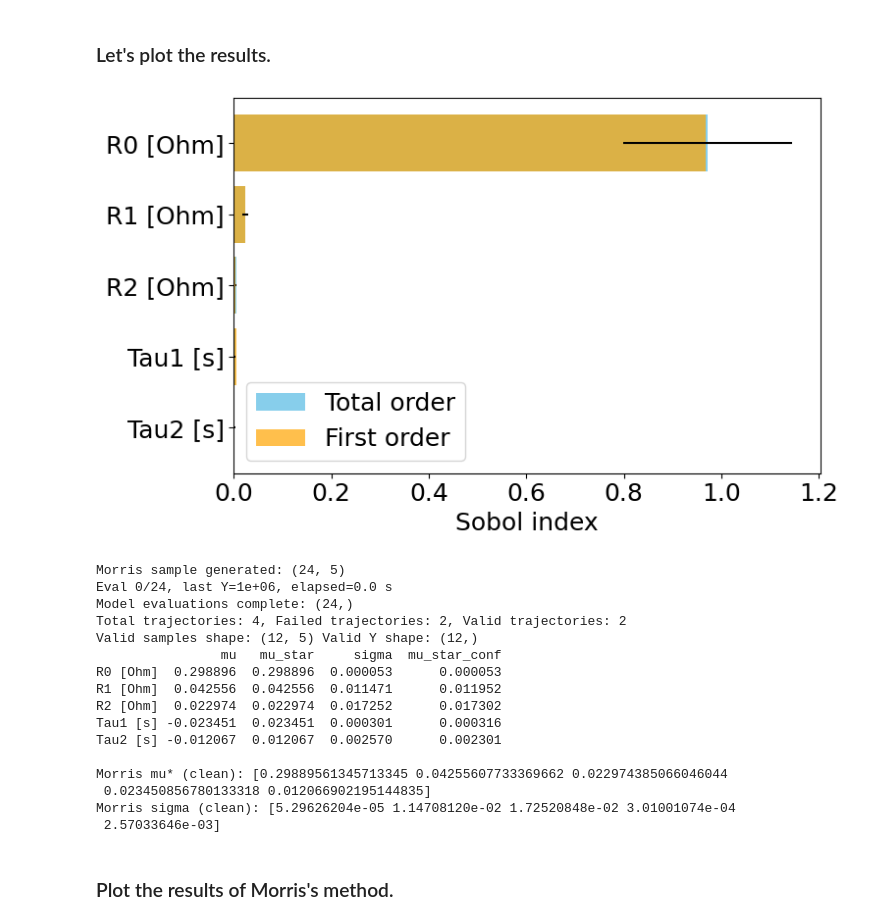
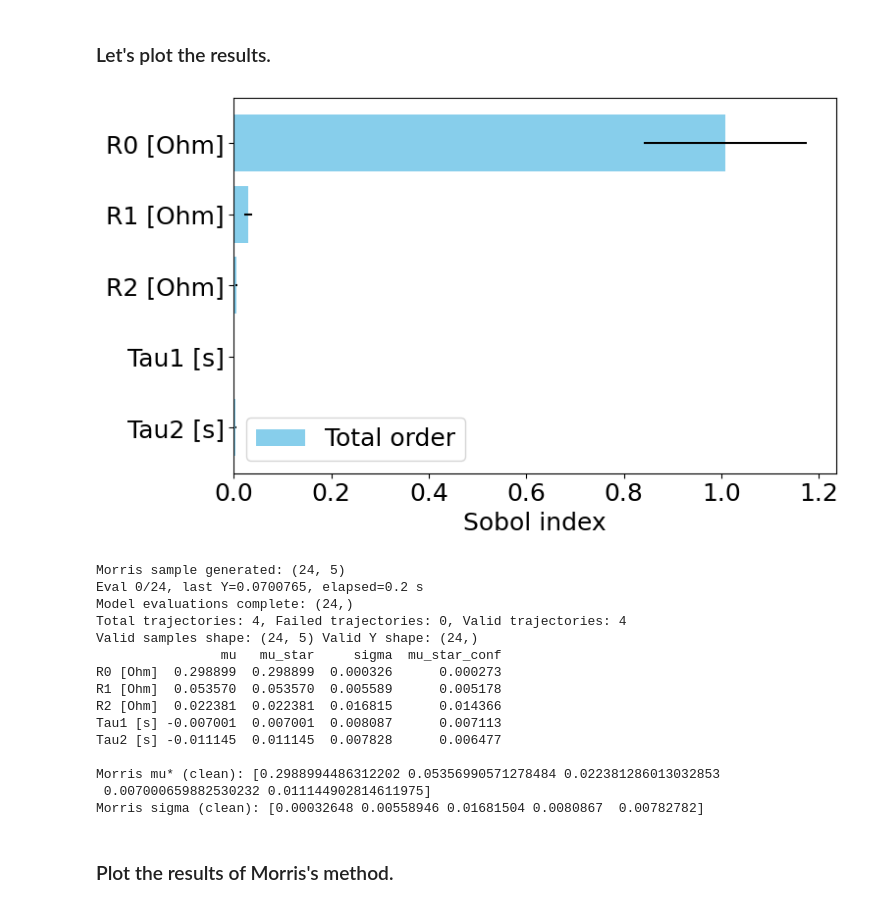
Before and after one commit to pybop-team/PyBOP, a Jupyter notebook: examples/notebooks/battery_parameterisation/ecm_with_sensitivity.ipynb, the cells around one changed output. Saved outputs shown, nothing was run; the diff lists cells and outputs as text; code cells hidden in the pictures.

```diff
--- a/examples/notebooks/battery_parameterisation/ecm_with_sensitivity.ipynb
+++ b/examples/notebooks/battery_parameterisation/ecm_with_sensitivity.ipynb
@@ -38,20 +39,15 @@ parameter_values.update(
         "Cell capacity [A.h]": 3,
         "Nominal cell capacity [A.h]": 3,
         "Element-1 initial overpotential [V]": 0,
+        "Element-2 initial overpotential [V]": 0,
         "Upper voltage cut-off [V]": 4.2,
         "Lower voltage cut-off [V]": 2.5,
         "R0 [Ohm]": 1e-3,
-    }
-)
-# Optional arguments - only needed for two RC pairs
-parameter_values.update(
-    {
-        "Tau1 [s]": 1.0,  # initial guess
-        "Tau2 [s]": 100.0,  # initial guess
-        "Element-2 initial overpotential [V]": 0,
-        "R1 [Ohm]": 0.1,  # initial guess
+        "R1 [Ohm]": 0.1,
+        "R2 [Ohm]": 0.001,
+        "Tau1 [s]": 1.0,
+        "Tau2 [s]": 100.0,
         "C1 [F]": Parameter("Tau1 [s]") / (Parameter("R1 [Ohm]") + np.finfo(float).eps),
-        "R2 [Ohm]": 0.001,  # initial guess
         "C2 [F]": Parameter("Tau2 [s]") / (Parameter("R2 [Ohm]") + np.finfo(float).eps),
     },
     check_already_exists=False,
@@ -79,23 +75,23 @@ parameter_values.update(
     {
         "R0 [Ohm]": pybop.Parameter(
             prior=pybop.Gaussian(r_guess, r_guess / 10),
-            bounds=[0, 0.1],
+            bounds=[1e-06, 0.1],
         ),
         "R1 [Ohm]": pybop.Parameter(
             prior=pybop.Gaussian(r_guess, r_guess / 10),
-            bounds=[0, 0.02],
+            bounds=[1e-06, 0.02],
+        ),
+        "R2 [Ohm]": pybop.Parameter(
+            prior=pybop.Gaussian(r_guess, r_guess / 10),
+            bounds=[1e-06, 0.02],
         ),
         "Tau1 [s]": pybop.Parameter(
             prior=pybop.Gaussian(0.004, 0.0004),
-            bounds=[0.0001, 20],
-        ),
-        "R2 [Ohm]": pybop.Parameter(
-            prior=pybop.Gaussian(r_guess, r_guess / 10),
-            bounds=[0, 0.02],
+            bounds=[1e-03, 10],
         ),
         "Tau2 [s]": pybop.Parameter(
             prior=pybop.Gaussian(20, 2),
-            bounds=[20, 100],
+            bounds=[10, 100],
         ),
     }
 )
@@ -198,11 +208,11 @@ salib_problem = {
     "num_vars": 5,
     "names": ["R0 [Ohm]", "R1 [Ohm]", "R2 [Ohm]", "Tau1 [s]", "Tau2 [s]"],
     "bounds": [
-        [0.0, 0.1],  # R0
-        [0.0, 0.02],  # R1
-        [0.0, 0.02],  # R2
-        [0.0001, 20],  # Tau1
-        [20, 100],  # Tau2
+        [1e-06, 0.1],  # R0
+        [1e-06, 0.02],  # R1
+        [1e-06, 0.02],  # R2
+        [1e-03, 10],  # Tau1
+        [10, 100],  # Tau2
     ],
 }
 # %% [markdown]
@@ -314,16 +324,17 @@ Sobol ST: [0.97241239 0.02369177 0.0042631  0.00246015 0.0018575 ]
 # %%
 plt.rcParams.update({"font.size": 18, "font.weight": "normal"})
 plt.figure(figsize=(8, 5))
 labels = salib_problem["names"]
 plt.barh(labels, Si["ST"], xerr=Si["ST_conf"], color="skyblue", label="Total order")
-plt.barh(labels, Si["S1"], color="orange", alpha=0.7, label="First order")
+# uncomment the below line to see first order indices
+#plt.barh(labels, Si["S1"], xerr=Si["S1_conf"],  color="orange", alpha=0.7, label="First order")
 plt.xlabel("Sobol index", fontweight="normal")
 plt.legend()
 plt.gca().invert_yaxis()
 plt.tight_layout()
 plt.show()
 # %% [output]
-[figure, old version]
+[figure, new version]
 # %%
 # ===========================
 # MORRIS SENSITIVITY ANALYSIS
@@ -388,21 +399,20 @@ print("\nMorris mu* (clean):", morris_res["mu_star"])
 print("Morris sigma (clean):", morris_res["sigma"])
 # %% [output]
 Morris sample generated: (24, 5)
-Eval 0/24, last Y=1e+06, elapsed=0.0 s
+Eval 0/24, last Y=0.0700765, elapsed=0.2 s
 Model evaluations complete: (24,)
-Total trajectories: 4, Failed trajectories: 2, Valid trajectories: 2
-Valid samples shape: (12, 5) Valid Y shape: (12,)
+Total trajectories: 4, Failed trajectories: 0, Valid trajectories: 4
+Valid samples shape: (24, 5) Valid Y shape: (24,)
                 mu   mu_star     sigma  mu_star_conf
-R0 [Ohm]  0.298896  0.298896  0.000053      0.000053
-R1 [Ohm]  0.042556  0.042556  0.011471      0.011952
-R2 [Ohm]  0.022974  0.022974  0.017252      0.017302
-Tau1 [s] -0.023451  0.023451  0.000301      0.000316
-Tau2 [s] -0.012067  0.012067  0.002570      0.002301
+R0 [Ohm]  0.298899  0.298899  0.000326      0.000273
+R1 [Ohm]  0.053570  0.053570  0.005589      0.005178
+R2 [Ohm]  0.022381  0.022381  0.016815      0.014366
+Tau1 [s] -0.007001  0.007001  0.008087      0.007113
+Tau2 [s] -0.011145  0.011145  0.007828      0.006477
 
-Morris mu* (clean): [0.29889561345713345 0.04255607733369662 0.022974385066046044
- 0.023450856780133318 0.012066902195144835]
-Morris sigma (clean): [5.29626204e-05 1.14708120e-02 1.72520848e-02 3.01001074e-04
- 2.57033646e-03]
+Morris mu* (clean): [0.2988994486312202 0.05356990571278484 0.022381286013032853
+ 0.007000659882530232 0.011144902814611975]
+Morris sigma (clean): [0.00032648 0.00558946 0.01681504 0.0080867  0.00782782]
 # %% [markdown]
 ### Plot the results of Morris's method.
 # %%
```
Also changed, not shown: parts of 4 cells of this notebook.
